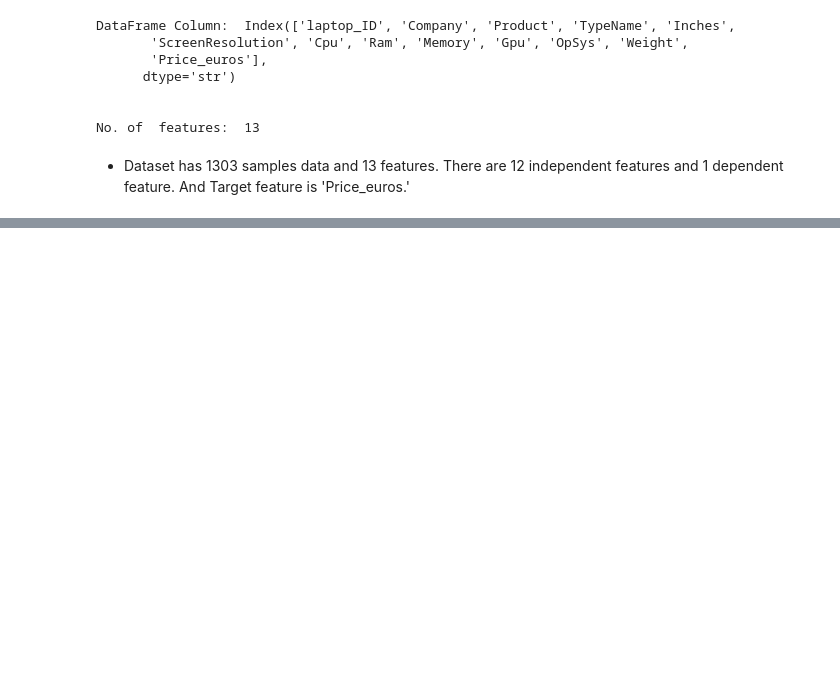
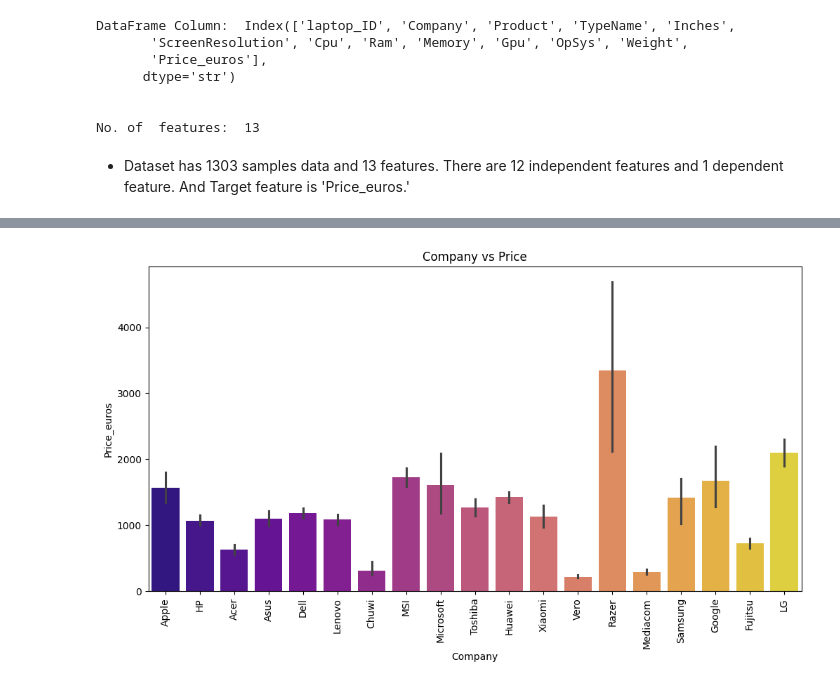
Before and after one commit to AnantVerma-2022/Linear-Regression-Laptop-Price-Predictions, a Jupyter notebook: laptop_price_prediction.ipynb, the cells around one changed output, grey strips where cells are left out. Cells and saved outputs as stored; diff of their text form; code cells hidden in the pictures; blank space fills up the shorter version.

```diff
--- a/laptop_price_prediction.ipynb
+++ b/laptop_price_prediction.ipynb
@@ -90,0 +370,10 @@ No. of  features:  13
+# %%
+# Inflation check with 'Company'
+
+plt.figure(figsize = (12,6))
+sns.barplot(x = dataset.Company, y = dataset.Price_euros, palette = 'plasma')
+plt.title('Company vs Price')
+plt.xticks(rotation = 'vertical')
+plt.show()
+# %% [output]
+[figure, added]
```
Also changed, not shown: parts of 37 cells of this notebook.
